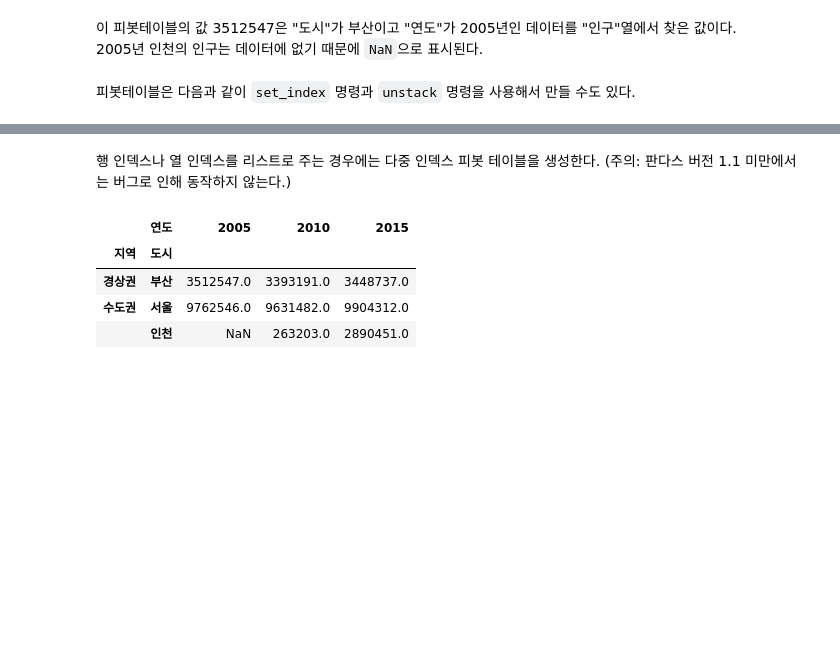
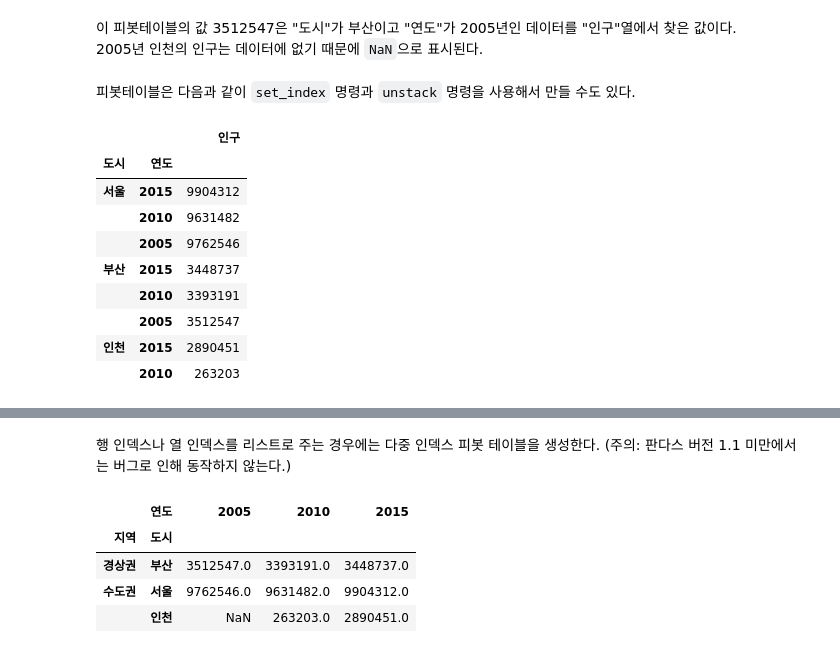
Before and after one commit to donnythesmile/wassup2, a Jupyter notebook: Data_Preprocessing/03.07_Pandas 피봇테이블과 그룹분석.ipynb, the cells around one changed output, grey strips where cells are left out. Drawn from its saved outputs; the diff is of its cells as text; code cells hidden in the pictures; blank space fills up the shorter version.

```diff
--- a/Data_Preprocessing/03.07_Pandas 피봇테이블과 그룹분석.ipynb
+++ b/Data_Preprocessing/03.07_Pandas 피봇테이블과 그룹분석.ipynb
@@ -80,3 +80,16 @@ df2.pivot(index="연도", columns="도시", values="인구")
 2005년 인천의 인구는 데이터에 없기 때문에 `NaN`으로 표시된다.
 # %% [markdown]
  피봇테이블은 다음과 같이 `set_index` 명령과 `unstack` 명령을 사용해서 만들 수도 있다.
+# %%
+df1.set_index(["도시", "연도"])[["인구"]] #unstack 행 인덱스 -> 열 인덱스로 변환
+# %% [output]
+|  |  | 인구 |
+| 도시 | 연도 |  |
+| 서울 | 2015 | 9904312 |
+|  | 2010 | 9631482 |
+|  | 2005 | 9762546 |
+| 부산 | 2015 | 3448737 |
+|  | 2010 | 3393191 |
+|  | 2005 | 3512547 |
+| 인천 | 2015 | 2890451 |
+|  | 2010 | 263203 |
```
Also changed, not shown: parts of 17 cells of this notebook, 15 other files.
